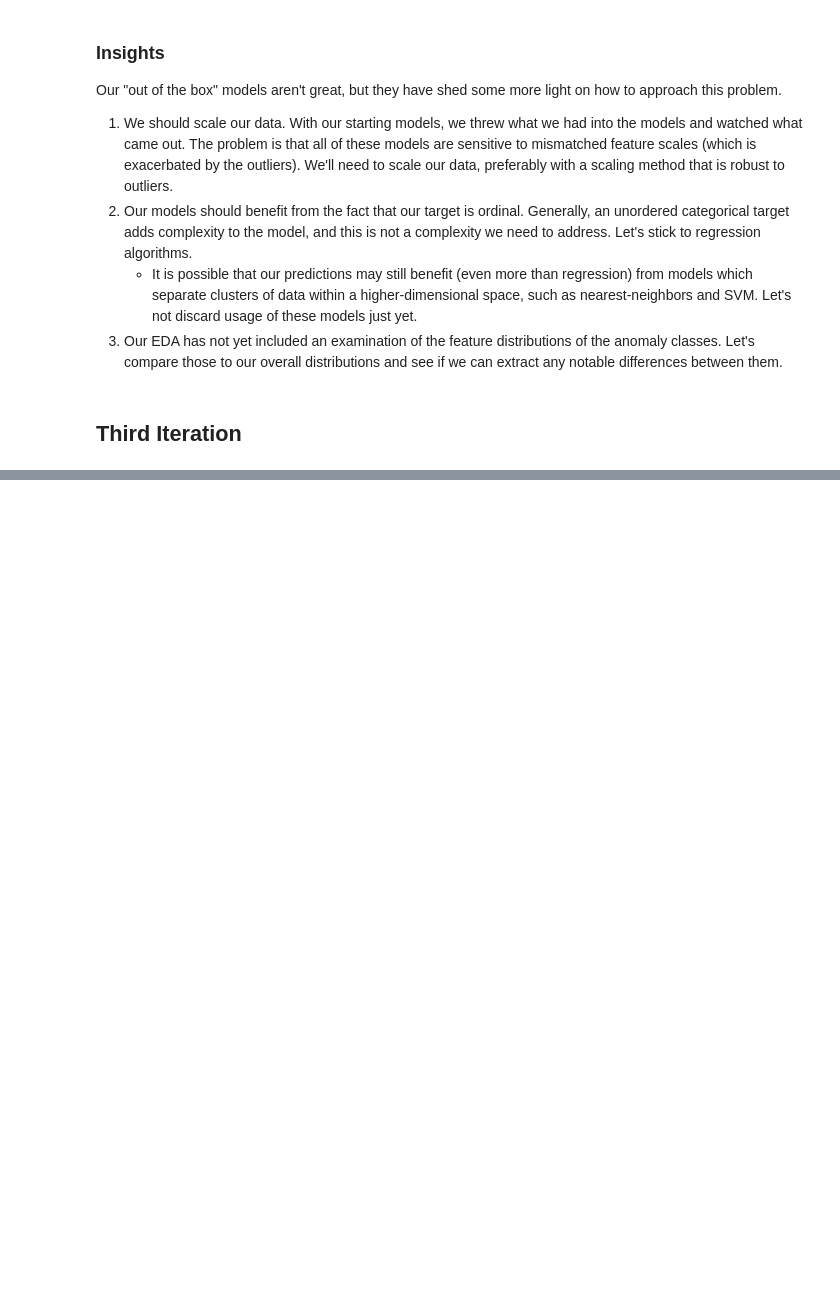
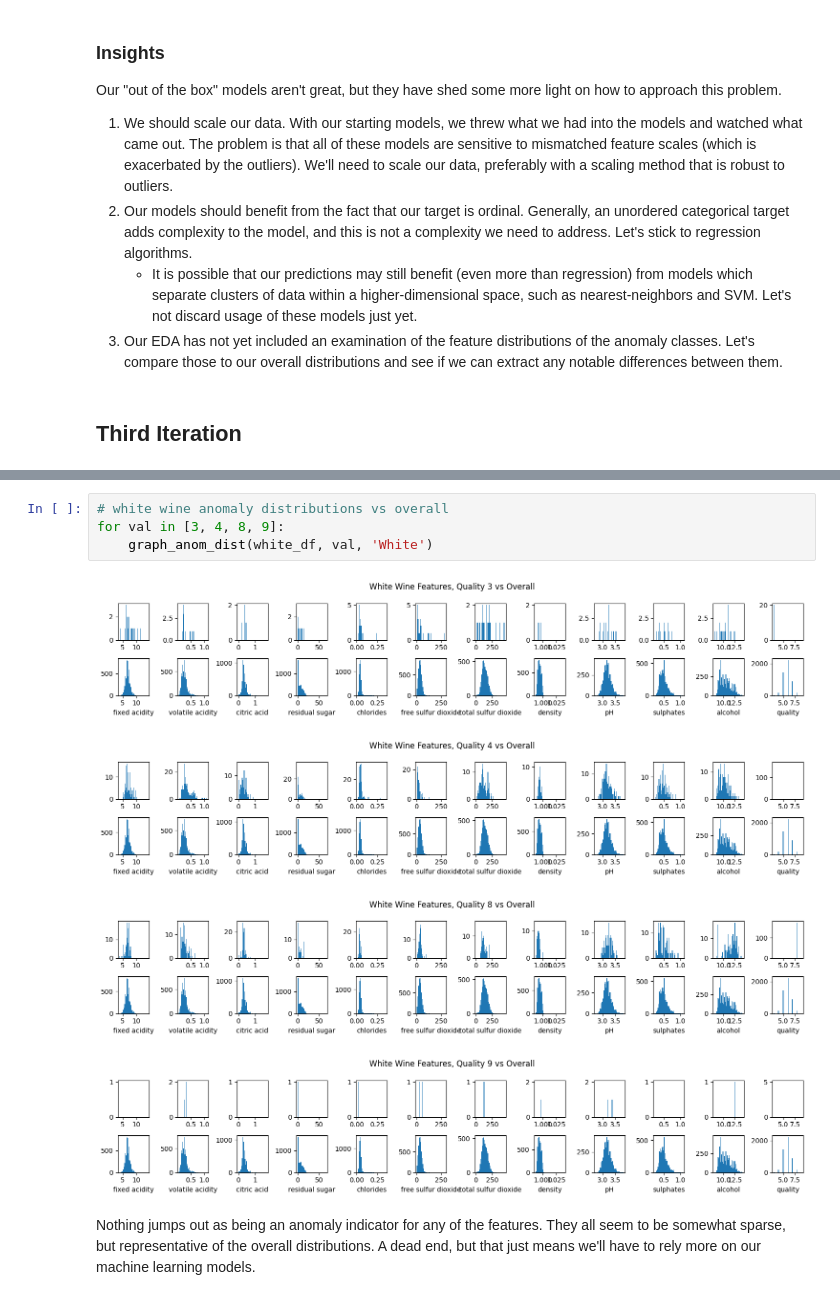
Before and after one commit to zdravoj/data-science-foundations, a Jupyter notebook: UCI_wine_quality.ipynb, the cells around one changed output, grey strips where cells are left out. Drawn from its saved outputs; the diff is of its cells as text; blank space fills up the shorter version.

```diff
--- a/UCI_wine_quality.ipynb
+++ b/UCI_wine_quality.ipynb
@@ -1418,0 +1477,11 @@ Our "out of the box" models aren't great, but they have shed some more light on
+# %%
+# white wine anomaly distributions vs overall
+for val in [3, 4, 8, 9]:
+    graph_anom_dist(white_df, val, 'White')
+# %% [output]
+[figure, added]
+[figure, added]
+[figure, added]
+[figure, added]
+# %% [markdown]
+Nothing jumps out as being an anomaly indicator for any of the features. They all seem to be somewhat sparse, but representative of the overall distributions. A dead end, but that just means we'll have to rely more on our machine learning models.
```
Also changed, not shown: parts of 7 cells of this notebook, 2 other files.
